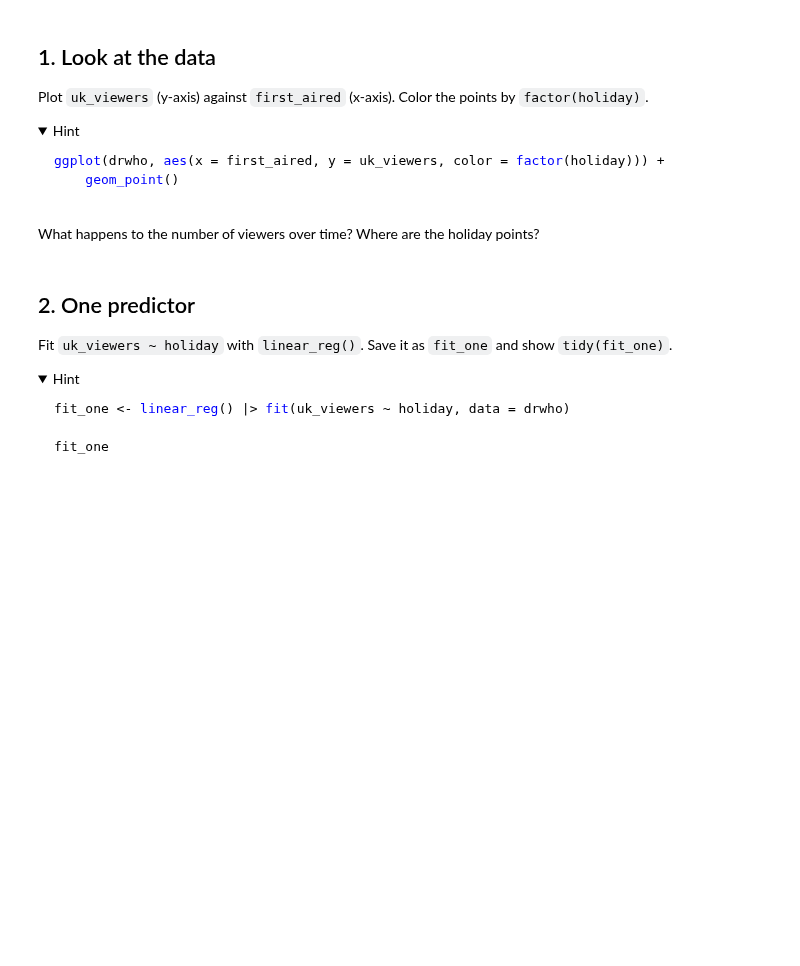
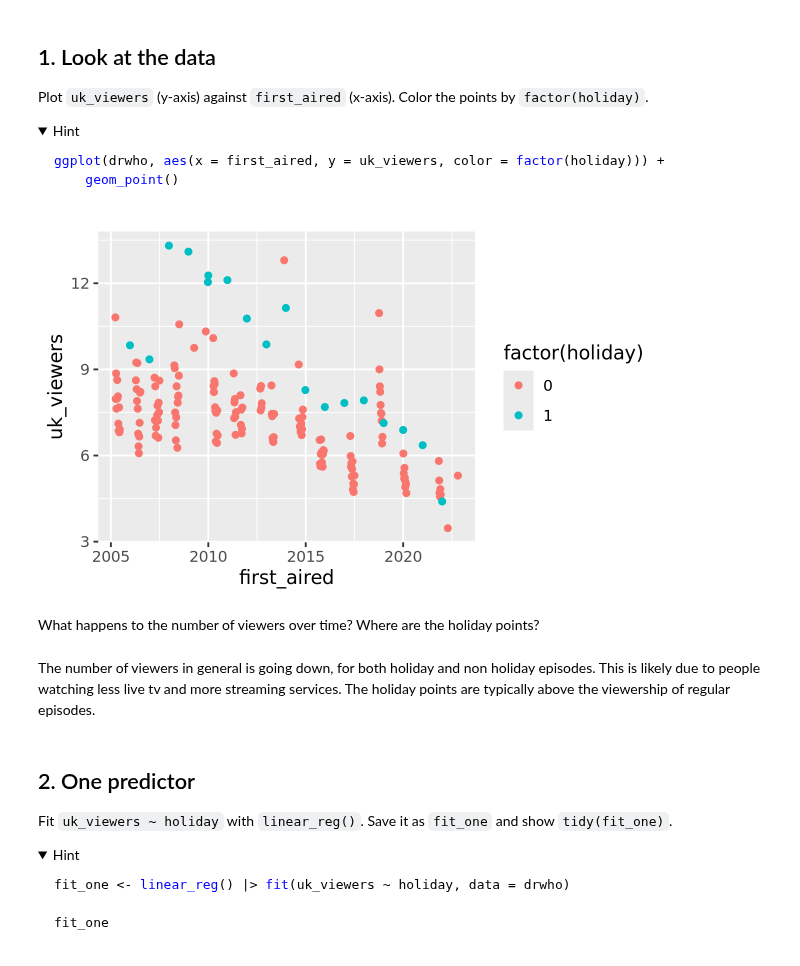
Before and after one commit to perryaholtz/codespace, a Jupyter notebook: exercises/12-drwho-exercise.ipynb, the cells around one changed output. Cells and saved outputs as stored; diff of their text form; code cells hidden in the pictures; folded sections open; blank space fills up the shorter version.

Commit message:
complete exercises/12-drwho-exercise.ipynb

````diff
--- a/exercises/12-drwho-exercise.ipynb
+++ b/exercises/12-drwho-exercise.ipynb
@@ -54,8 +75,14 @@ ggplot(drwho, aes(x = first_aired, y = uk_viewers, color = factor(holiday))) +
 ```
 
 </details>
+# %%
+ggplot(drwho, aes(x = first_aired, y = uk_viewers, color = factor(holiday))) + geom_point()
+# %% [output]
+[figure, added]
 # %% [markdown]
 What happens to the number of viewers over time? Where are the holiday points?
+# %% [markdown]
+The number of viewers in general is going down, for both holiday and non holiday episodes. This is likely due to people watching less live tv and more streaming services. The holiday points are typically above the viewership of regular episodes.
 # %% [markdown]
 ## 2. One predictor
 
````
Also changed, not shown: parts of 7 cells of this notebook.
